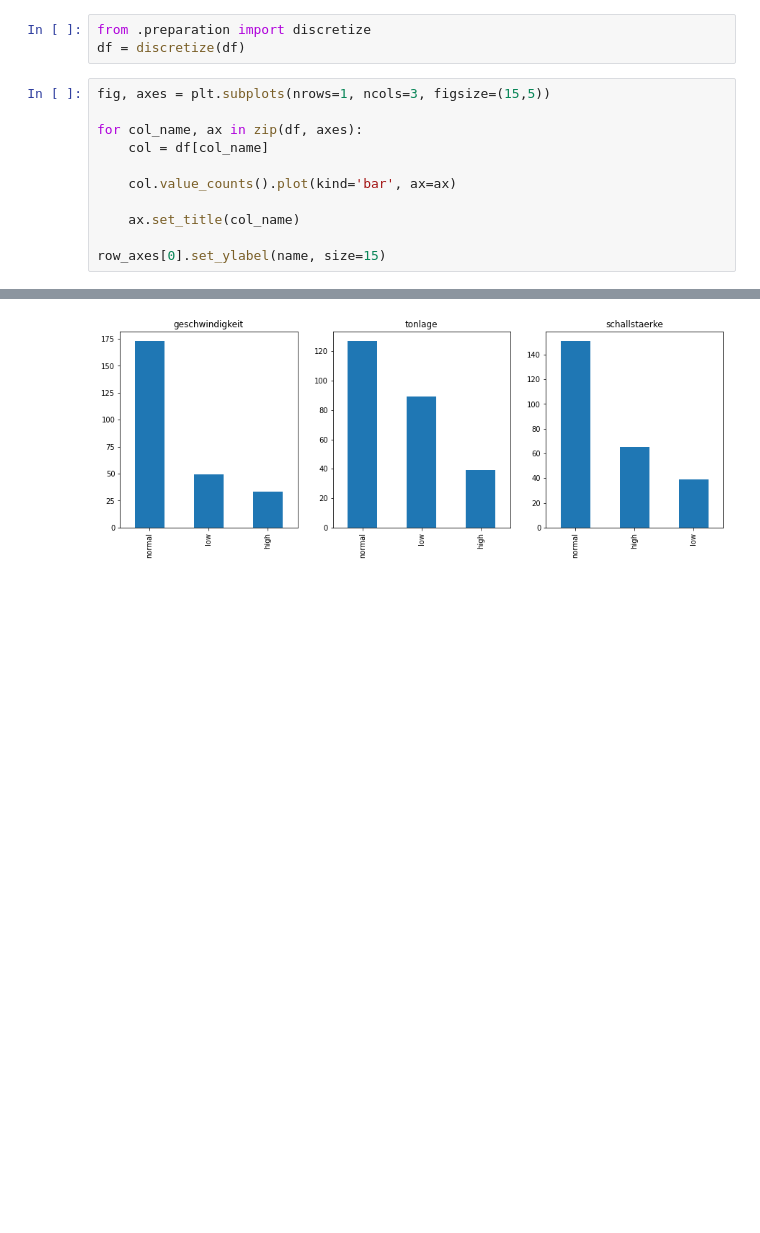
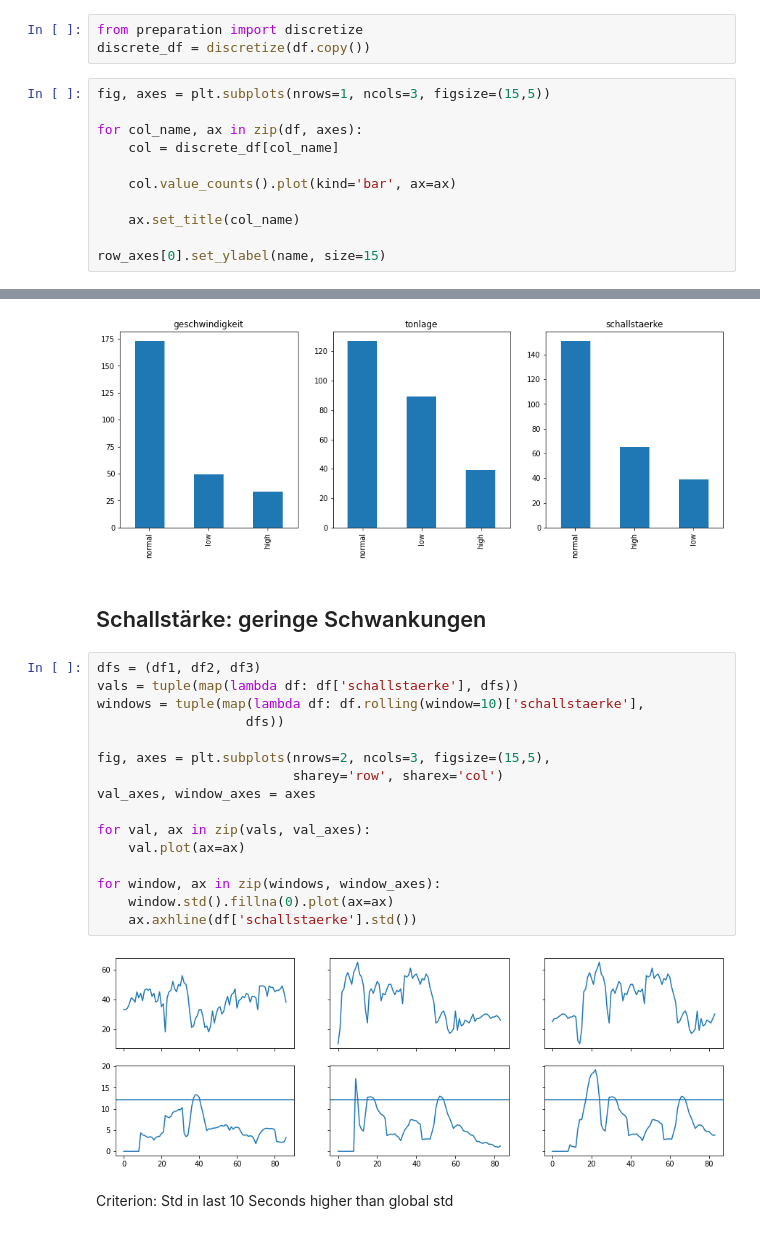
Before and after one commit to mariushegele/dempster-shafer, a Jupyter notebook: data_preparation/discretization.ipynb, the cells around one changed output, grey strips where cells are left out. Saved outputs shown, nothing was run; the diff lists cells and outputs as text; blank space fills up the shorter version.

Commit message:
Analyse Schankung in der Schallstaerke

```diff
--- a/data_preparation/discretization.ipynb
+++ b/data_preparation/discretization.ipynb
@@ -88,13 +82,13 @@ geschwindigkeit 80.41449260821402 126.58550739178598
 tonlage 205.53426592401945 423.46573407598055
 schallstaerke 25.29200256052748 49.70799743947252
 # %%
-from .preparation import discretize
-df = discretize(df)
+from preparation import discretize
+discrete_df = discretize(df.copy())
 # %%
 fig, axes = plt.subplots(nrows=1, ncols=3, figsize=(15,5))
 
 for col_name, ax in zip(df, axes):
-    col = df[col_name]
+    col = discrete_df[col_name]
 
     col.value_counts().plot(kind='bar', ax=ax)
 
@@ -104,3 +98,25 @@ row_axes[0].set_ylabel(name, size=15)
 # %% [output]
 Text(22.200000000000017, 0.5, 'quartiles')
 [figure]
+# %% [markdown]
+## Schallstärke: geringe Schwankungen
+# %%
+dfs = (df1, df2, df3)
+vals = tuple(map(lambda df: df['schallstaerke'], dfs))
+windows = tuple(map(lambda df: df.rolling(window=10)['schallstaerke'],
+                   dfs))
+
+fig, axes = plt.subplots(nrows=2, ncols=3, figsize=(15,5),
+                         sharey='row', sharex='col')
+val_axes, window_axes = axes
+
+for val, ax in zip(vals, val_axes):
+    val.plot(ax=ax)
+
+for window, ax in zip(windows, window_axes):
+    window.std().fillna(0).plot(ax=ax)
+    ax.axhline(df['schallstaerke'].std())
+# %% [output]
+[figure, added]
+# %% [markdown]
+Criterion: Std in last 10 Seconds higher than global std
```
Also changed, not shown: parts of 3 cells of this notebook, 1 other file.
